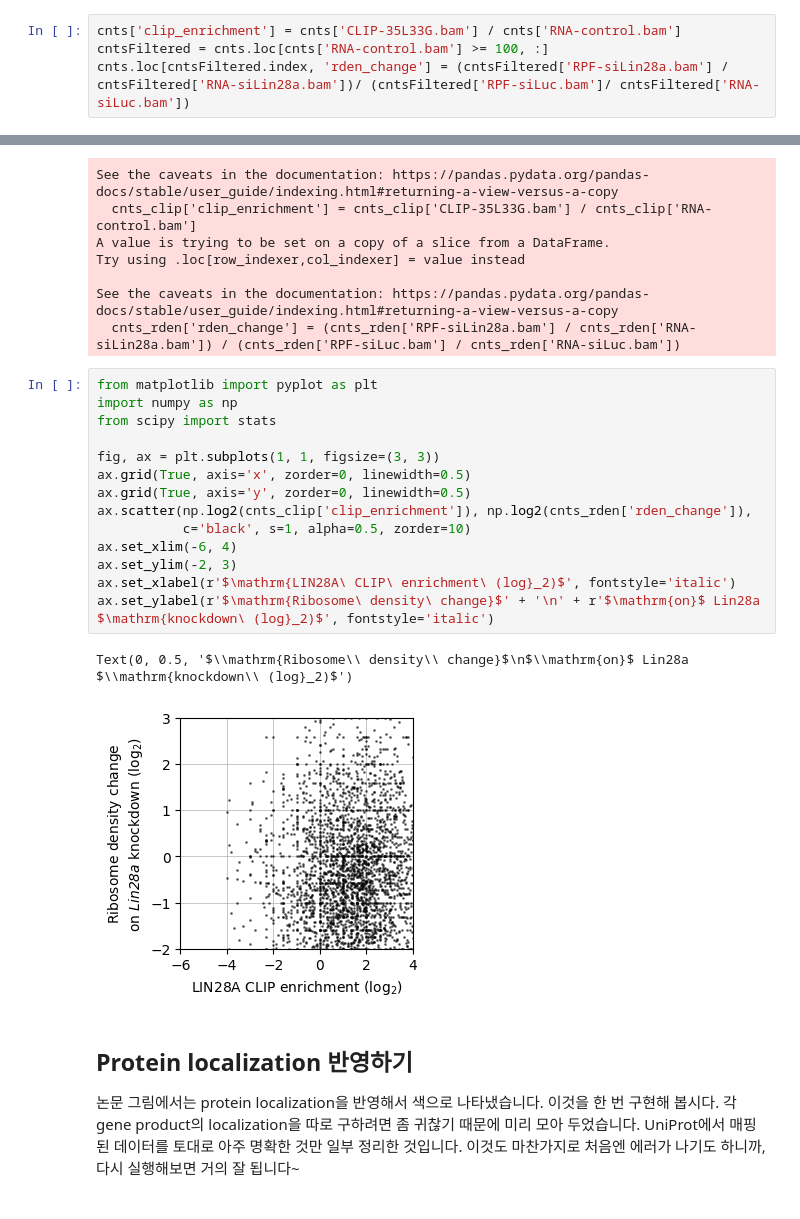
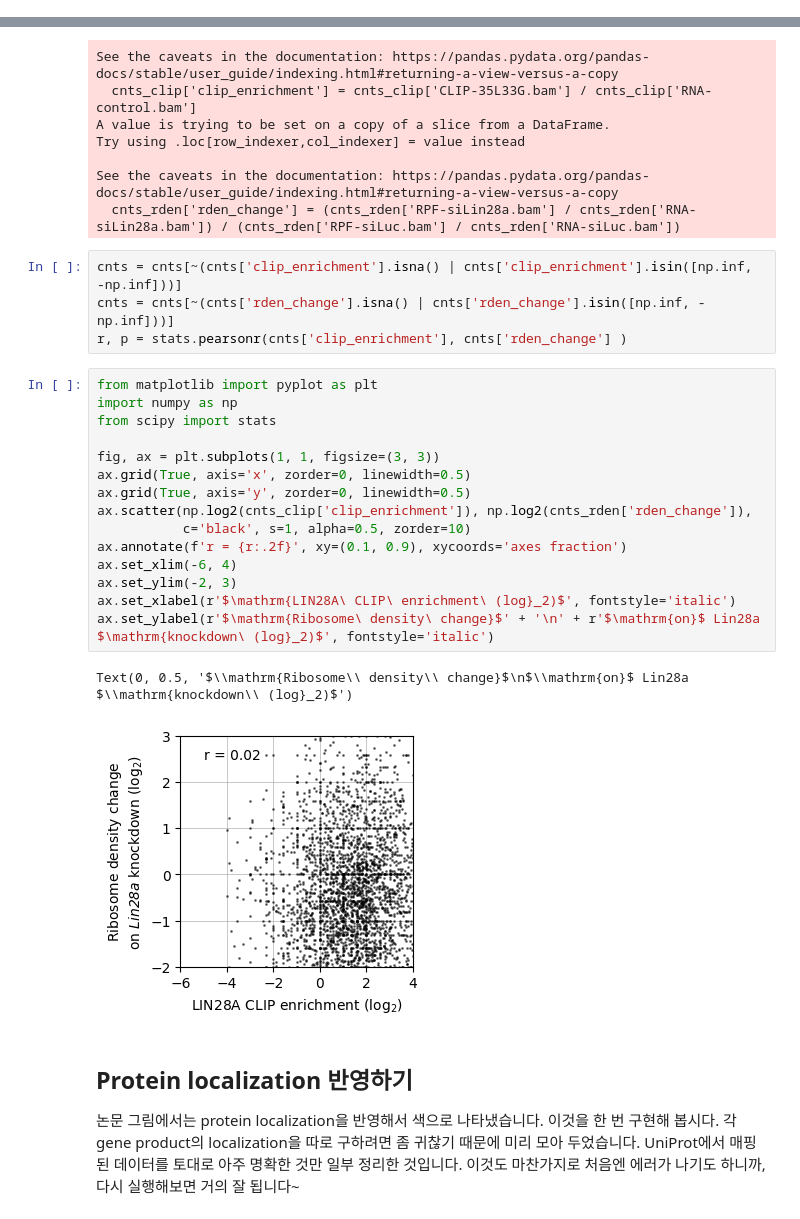
Before and after one commit to WoobeenJeong/miRNA_motif_finding, a Jupyter notebook: CoLab_TermProj_2023_1.ipynb, the cells around one changed output, grey strips where cells are left out. Drawn from its saved outputs; the diff is of its cells as text.

```diff
--- a/CoLab_TermProj_2023_1.ipynb
+++ b/CoLab_TermProj_2023_1.ipynb
@@ -286,10 +303,6 @@ std               NaN
 75%          15.000000
 max      237513.000000
 Name: RNA-siLuc.bam, dtype: float64
-# %%
-cnts['clip_enrichment'] = cnts['CLIP-35L33G.bam'] / cnts['RNA-control.bam']
-cntsFiltered = cnts.loc[cnts['RNA-control.bam'] >= 100, :]
-cnts.loc[cntsFiltered.index, 'rden_change'] = (cntsFiltered['RPF-siLin28a.bam'] / cntsFiltered['RNA-siLin28a.bam'])/ (cntsFiltered['RPF-siLuc.bam']/ cntsFiltered['RNA-siLuc.bam'])
 # %%
 import pandas as pd
 
@@ -314,23 +327,28 @@ Try using .loc[row_indexer,col_indexer] = value instead
 
 See the caveats in the documentation: https://pandas.pydata.org/pandas-docs/stable/user_guide/indexing.html#returning-a-view-versus-a-copy
   cnts_rden['rden_change'] = (cnts_rden['RPF-siLin28a.bam'] / cnts_rden['RNA-siLin28a.bam']) / (cnts_rden['RPF-siLuc.bam'] / cnts_rden['RNA-siLuc.bam'])
+# %%
+cnts = cnts[~(cnts['clip_enrichment'].isna() | cnts['clip_enrichment'].isin([np.inf, -np.inf]))]
+cnts = cnts[~(cnts['rden_change'].isna() | cnts['rden_change'].isin([np.inf, -np.inf]))]
+r, p = stats.pearsonr(cnts['clip_enrichment'], cnts['rden_change'] )
 # %%
 from matplotlib import pyplot as plt
 import numpy as np
 from scipy import stats
 
 fig, ax = plt.subplots(1, 1, figsize=(3, 3))
 ax.grid(True, axis='x', zorder=0, linewidth=0.5)
 ax.grid(True, axis='y', zorder=0, linewidth=0.5)
 ax.scatter(np.log2(cnts_clip['clip_enrichment']), np.log2(cnts_rden['rden_change']),
            c='black', s=1, alpha=0.5, zorder=10)
+ax.annotate(f'r = {r:.2f}', xy=(0.1, 0.9), xycoords='axes fraction')
 ax.set_xlim(-6, 4)
 ax.set_ylim(-2, 3)
 ax.set_xlabel(r'$\mathrm{LIN28A\ CLIP\ enrichment\ (log}_2)$', fontstyle='italic')
 ax.set_ylabel(r'$\mathrm{Ribosome\ density\ change}$' + '\n' + r'$\mathrm{on}$ Lin28a $\mathrm{knockdown\ (log}_2)$', fontstyle='italic')
 # %% [output]
 Text(0, 0.5, '$\\mathrm{Ribosome\\ density\\ change}$\n$\\mathrm{on}$ Lin28a $\\mathrm{knockdown\\ (log}_2)$')
-[figure, old version]
+[figure, new version]
 # %% [markdown]
 ## Protein localization 반영하기
 
```
Also changed, not shown: parts of 9 cells of this notebook.
